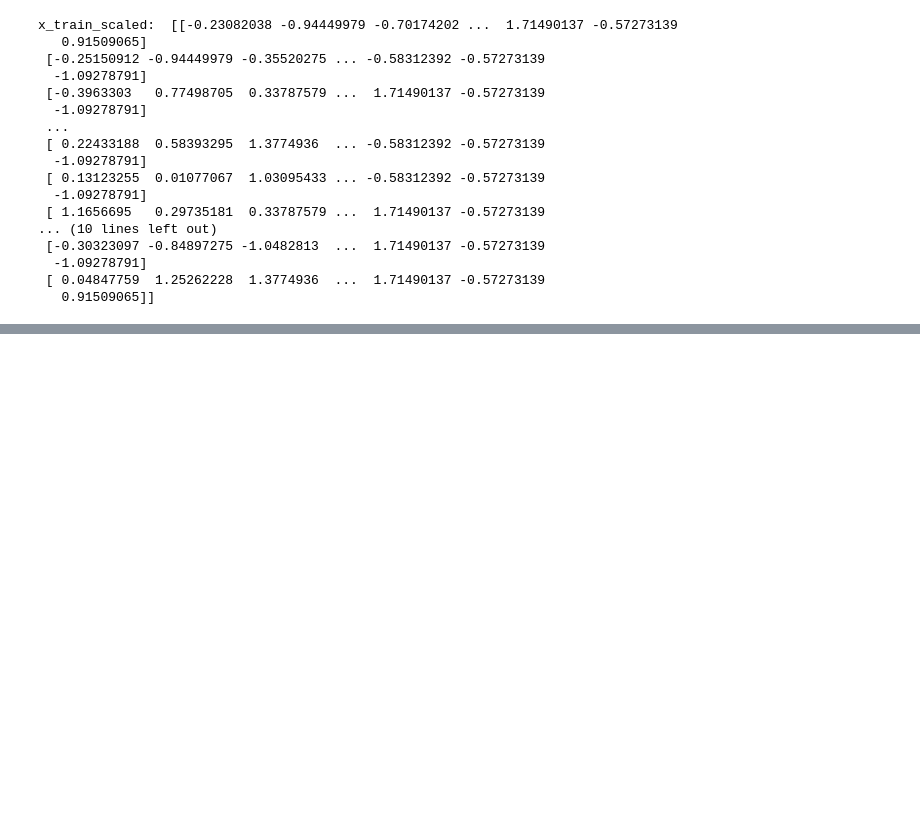
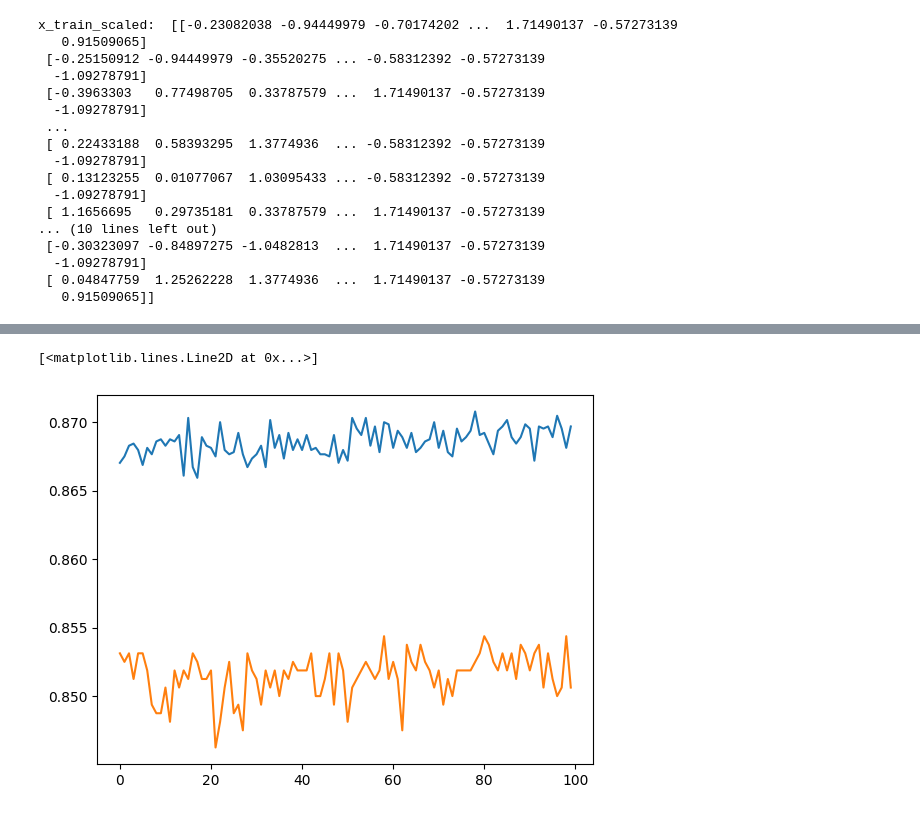
Before and after one commit to sakshammaggu/Deep-Learning, a Jupyter notebook: 05-Credit-Card-Customer-Churn-Prediction-Using-ANN/credit_card_customer_churn_prediction_model.ipynb, the cells around one changed output, grey strips where cells are left out. Cells and saved outputs as stored; diff of their text form; code cells hidden in the pictures; blank space fills up the shorter version.

```diff
--- a/05-Credit-Card-Customer-Churn-Prediction-Using-ANN/credit_card_customer_churn_prediction_model.ipynb
+++ b/05-Credit-Card-Customer-Churn-Prediction-Using-ANN/credit_card_customer_churn_prediction_model.ipynb
@@ -160,0 +325,6 @@ from tensorflow.keras.layers import Dense
+# %%
+plt.plot(history.history['accuracy'])
+plt.plot(history.history['val_accuracy'])
+# %% [output]
+[<matplotlib.lines.Line2D at 0x...>]
+[figure, added]
```
Also changed, not shown: parts of 18 cells of this notebook.
